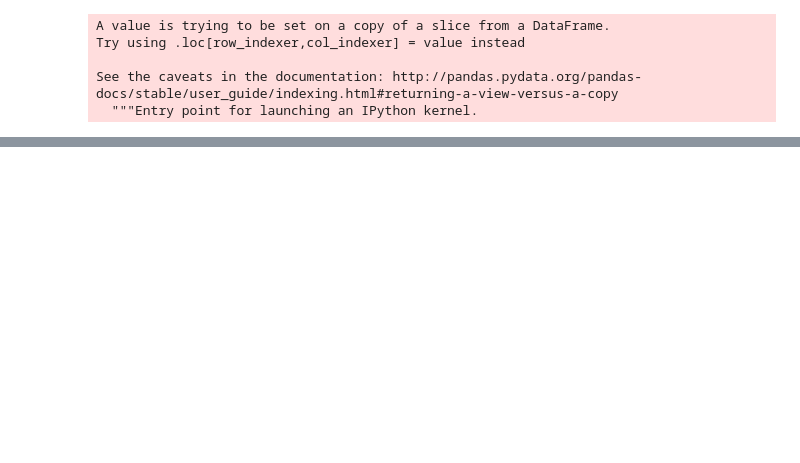
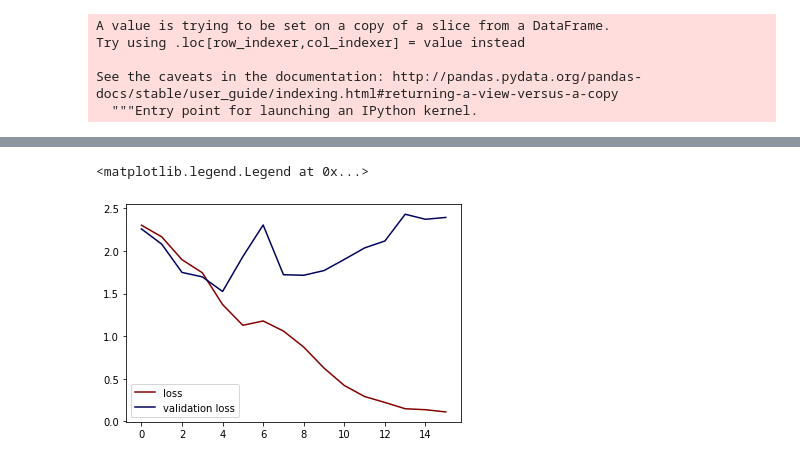
Before and after one commit to LeonVillanueva/CoLab, a Jupyter notebook: Google_CoLab_NLP.ipynb, the cells around one changed output, grey strips where cells are left out. Saved outputs shown, nothing was run; the diff lists cells and outputs as text; code cells hidden in the pictures; blank space fills up the shorter version.

Commit message:
Summary : Final model and observations

```diff
--- a/Google_CoLab_NLP.ipynb
+++ b/Google_CoLab_NLP.ipynb
@@ -118,5 +111,5 @@ Name: Plot, Length: 3000, dtype: object
 # %%
-final['Genre'] = final['Genre'].map (dict (zip (list(set(final['Genre'])), list(range(0,10)))))
+final['labels'] = final['Genre'].map (dict (zip (list(set(final['Genre'])), list(range(0,10)))))
 # %% [output]
 A value is trying to be set on a copy of a slice from a DataFrame.
 Try using .loc[row_indexer,col_indexer] = value instead
@@ -126,5 +128,5 @@ See the caveats in the documentation: http://pandas.pydata.org/pandas-docs/stabl
 # %%
-X_train, X_test, y_train, y_test = train_test_split (final['Plot'], final['Genre'], test_size=0.25, random_state=23)
+X_train, X_test, y_train, y_test = train_test_split (final['text'], final['labels'], test_size=0.25, random_state=23)
 # %%
 max_vocab_size = 42000
 
@@ -147,11 +149,11 @@ data_train.shape, data_test.shape
 # %%
-D = 32 #Embedding Dimension
+D = 64 #Embedding Dimension
 
 i = Input (shape=(T,))
 x = Embedding (V+1, D) (i)
-x = LSTM (16, return_sequences=True) (x)
+x = Dropout (0.5) (x)
+x = LSTM (128, return_sequences=True) (x)
 x = GlobalMaxPooling1D () (x)
-x = Dense (32, activation='relu') (x)
 x = Dropout (0.5) (x)
 x = Dense (10, activation='softmax') (x)
 # %%
@@ -163,8 +165,8 @@ model.compile (optimizer=adam,
                loss='sparse_categorical_crossentropy',
                metrics=['accuracy'])
 # %%
-epochs = 20
+epochs = 16
 
-r = model.fit (data_train, y_train, validation_data=(data_test, y_test), epochs=epochs)
+r = model.fit (data_train, y_train, validation_data=(data_test, y_test), epochs=epochs, batch_size=64)
 # %% [output]
 Train on 2250 samples, validate on 750 samples
@@ -171,0 +209,7 @@ Epoch 1/20
+# %%
+plt.plot (r.history['loss'], label='loss', color='#840000')
+plt.plot (r.history['val_loss'], label='validation loss', color='#00035b')
+plt.legend ()
+# %% [output]
+<matplotlib.legend.Legend at 0x...>
+[figure, added]
```
Also changed, not shown: parts of 18 cells of this notebook.
